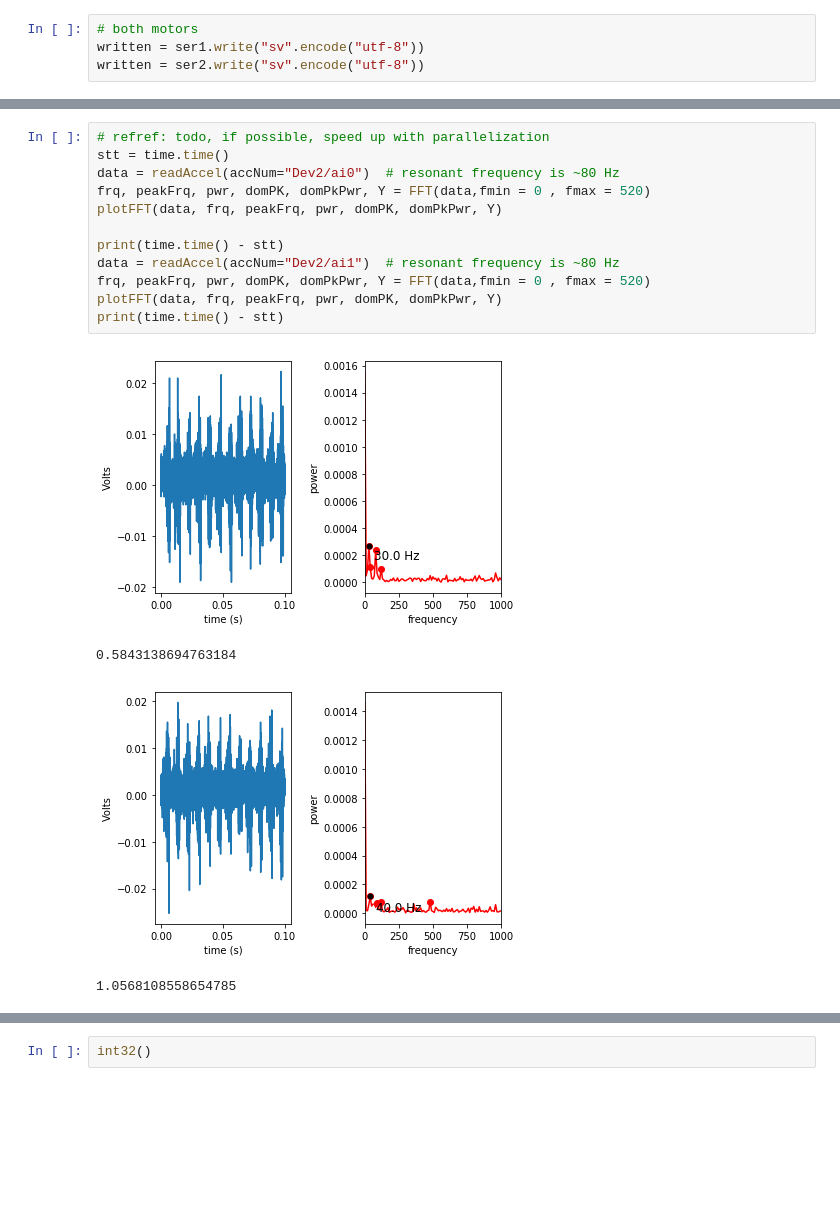
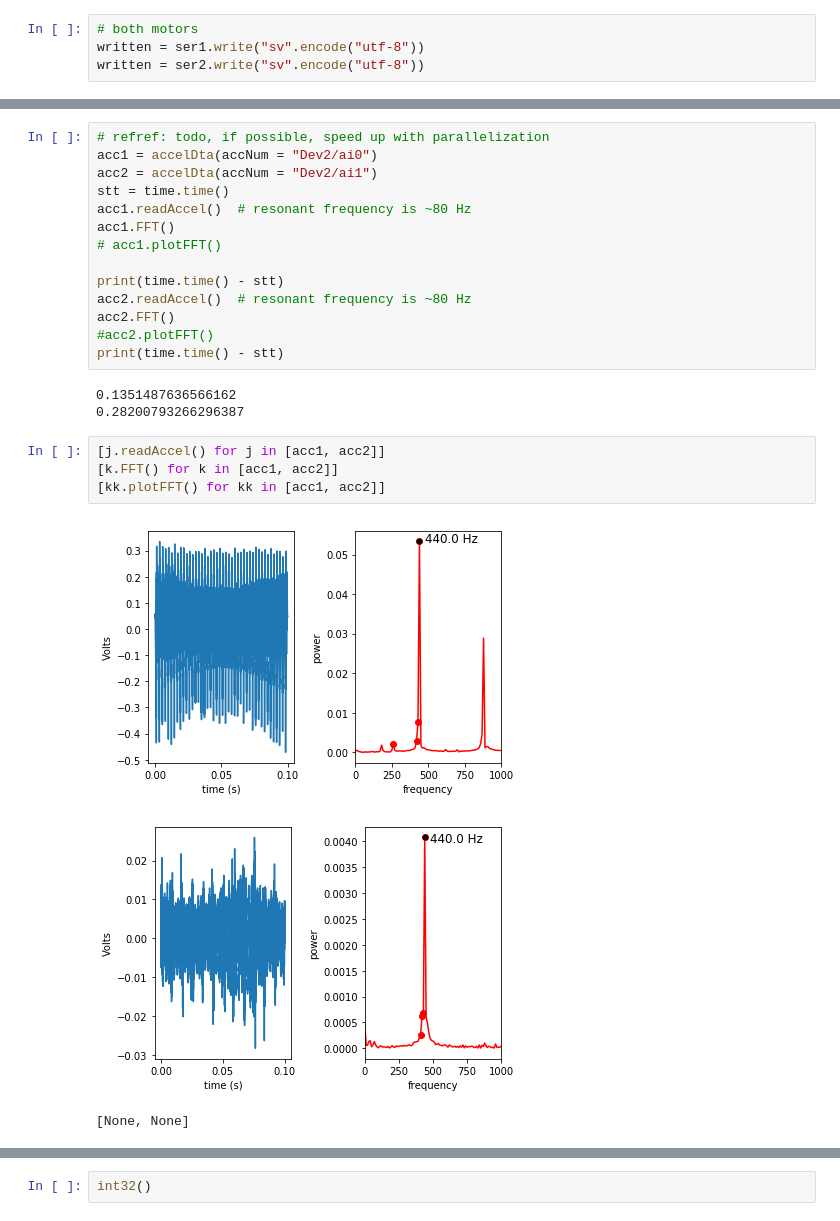
Before and after one commit to callinSwitzer/BeeLearningDataAcq, a Jupyter notebook: 004_SonicationBehaviorRecordReward_NoCamera.ipynb, the cells around one changed output, grey strips where cells are left out. Saved outputs shown, nothing was run; the diff lists cells and outputs as text; blank space fills up the shorter version.

```diff
--- a/004_SonicationBehaviorRecordReward_NoCamera.ipynb
+++ b/004_SonicationBehaviorRecordReward_NoCamera.ipynb
@@ -212,20 +228,28 @@ def plotFFT(data, frq, peakFrq, pwr, domPK, domPkPwr, Y, fmin =0, fmax = 1000, N
 # %%
 # refref: todo, if possible, speed up with parallelization
+acc1 = accelDta(accNum = "Dev2/ai0")
+acc2 = accelDta(accNum = "Dev2/ai1")
 stt = time.time()
-data = readAccel(accNum="Dev2/ai0")  # resonant frequency is ~80 Hz
-frq, peakFrq, pwr, domPK, domPkPwr, Y = FFT(data,fmin = 0 , fmax = 520)
-plotFFT(data, frq, peakFrq, pwr, domPK, domPkPwr, Y)
+acc1.readAccel()  # resonant frequency is ~80 Hz
+acc1.FFT()
+# acc1.plotFFT()
 
 print(time.time() - stt)
-data = readAccel(accNum="Dev2/ai1")  # resonant frequency is ~80 Hz
-frq, peakFrq, pwr, domPK, domPkPwr, Y = FFT(data,fmin = 0 , fmax = 520)
-plotFFT(data, frq, peakFrq, pwr, domPK, domPkPwr, Y)
+acc2.readAccel()  # resonant frequency is ~80 Hz
+acc2.FFT()
+#acc2.plotFFT()
 print(time.time() - stt)
 # %% [output]
-[figure, removed]
-0.5843138694763184
+0.1351487636566162
+0.28200793266296387
-[figure, removed]
-1.0568108558654785
+# %%
+[j.readAccel() for j in [acc1, acc2]]
+[k.FFT() for k in [acc1, acc2]]
+[kk.plotFFT() for kk in [acc1, acc2]]
+# %% [output]
+[figure, added]
+[figure, added]
+[None, None]
 # %%
 ### here
 ### refref: make camera recording in a differen program that can be called with the system() function
```
Also changed, not shown: parts of 5 cells of this notebook.
